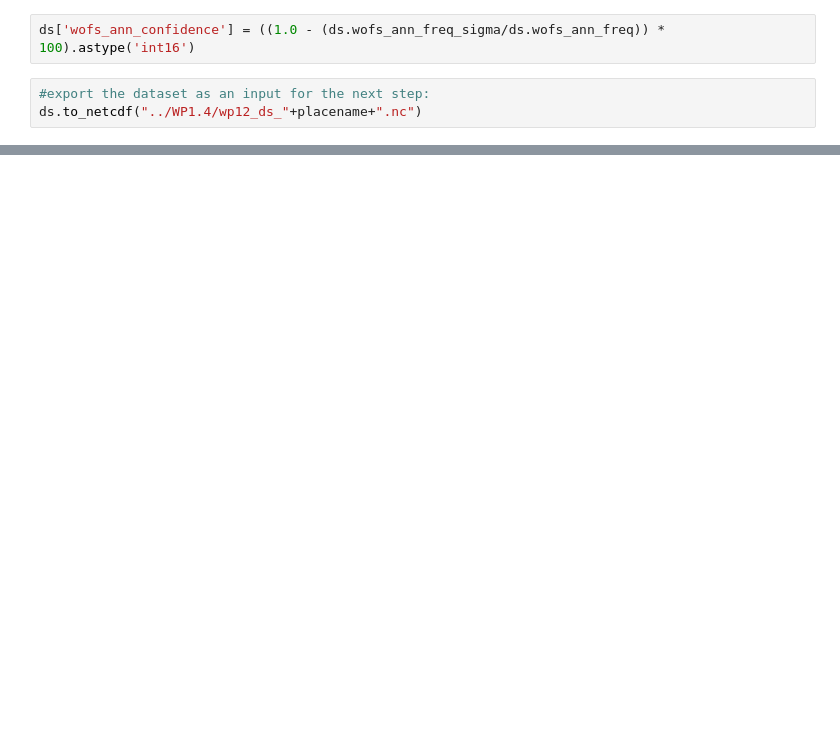
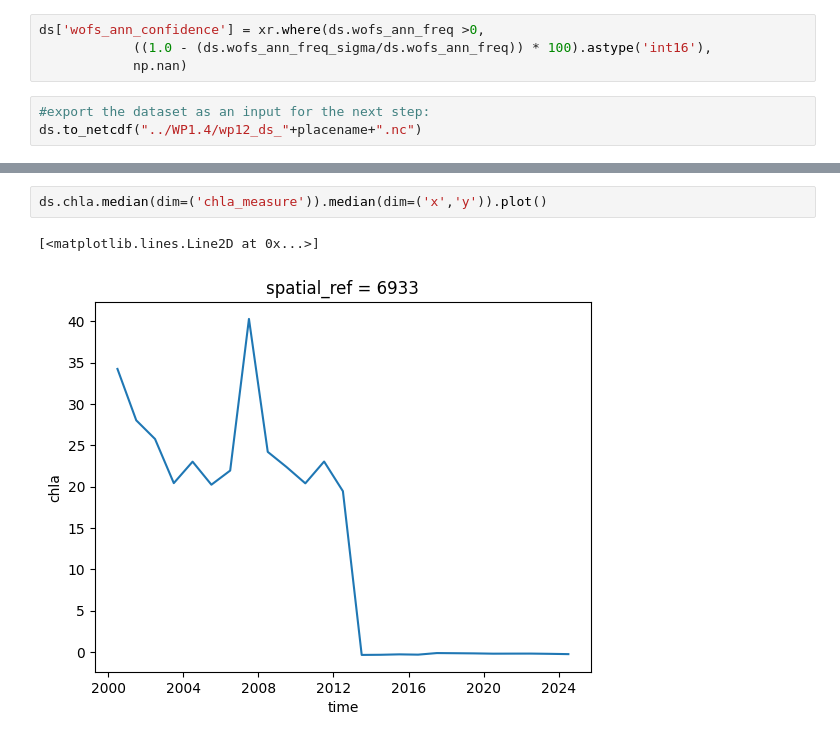
Before and after one commit to vikineema/deafrica_water_quality, a Jupyter notebook: WP1.2/WQ package 1.2.ipynb, the cells around one changed output, grey strips where cells are left out. Saved outputs shown, nothing was run; the diff lists cells and outputs as text; blank space fills up the shorter version.

```diff
--- a/WP1.2/WQ package 1.2.ipynb
+++ b/WP1.2/WQ package 1.2.ipynb
@@ -330,7 +344,9 @@ for varname in droplist:
 # %% [markdown]
 ### And we are Done... :)
 # %%
-ds['wofs_ann_confidence'] = ((1.0 - (ds.wofs_ann_freq_sigma/ds.wofs_ann_freq)) * 100).astype('int16')
+ds['wofs_ann_confidence'] = xr.where(ds.wofs_ann_freq >0,
+            ((1.0 - (ds.wofs_ann_freq_sigma/ds.wofs_ann_freq)) * 100).astype('int16'),
+            np.nan)
 # %%
 #export the dataset as an input for the next step:
 ds.to_netcdf("../WP1.4/wp12_ds_"+placename+".nc")
@@ -340,0 +357,5 @@ placename
+# %%
+ds.chla.median(dim=('chla_measure')).median(dim=('x','y')).plot()
+# %% [output]
+[<matplotlib.lines.Line2D at 0x...>]
+[figure, added]
```
Also changed, not shown: parts of 11 cells of this notebook.
